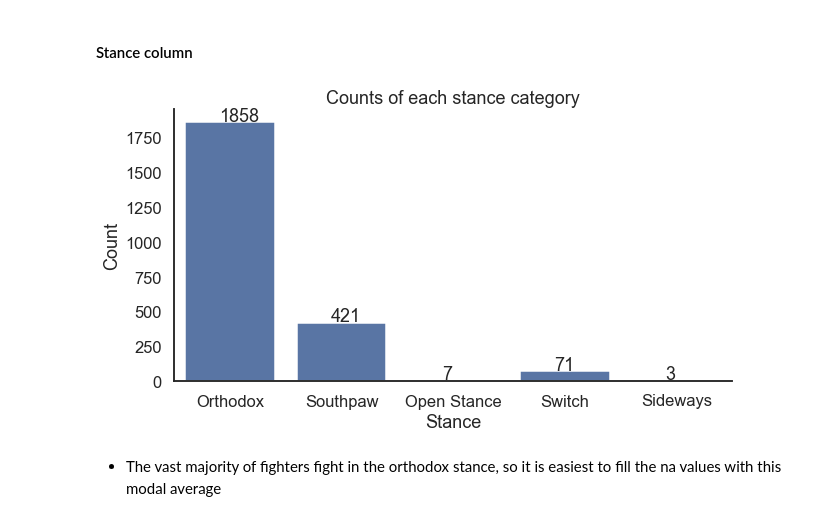
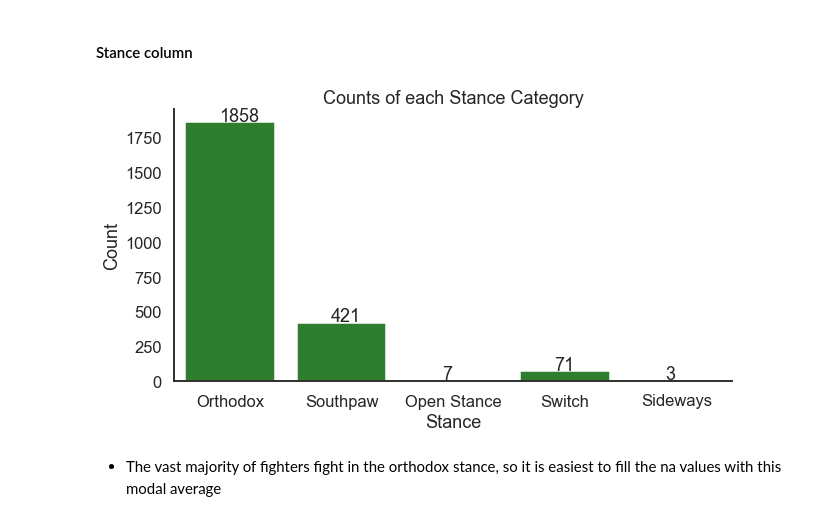
Before and after one commit to AdamBlomfield/machine_learning_ufc_data, a Jupyter notebook: notebooks/cleaning_data.ipynb, the cells around one changed output. Drawn from its saved outputs; the diff is of its cells as text; code cells hidden in the pictures.

```diff
--- a/notebooks/cleaning_data.ipynb
+++ b/notebooks/cleaning_data.ipynb
@@ -520,9 +509,9 @@ data_fighters.reach = data_fighters.reach.fillna(round(data_fighters.reach.mean(
 # %% [markdown]
 #### Stance column
 # %%
-column_countplot(data_fighters, 'stance', show_count=True)
+cm.column_countplot(data_fighters, 'stance', show_count=True)
 # %% [output]
-[figure, old version]
+[figure, new version]
 # %% [markdown]
 - The vast majority of fighters fight in the orthodox stance, so it is easiest to fill the na values with this modal average
 # %%
```
Also changed, not shown: parts of 31 cells of this notebook, 17 other files.
